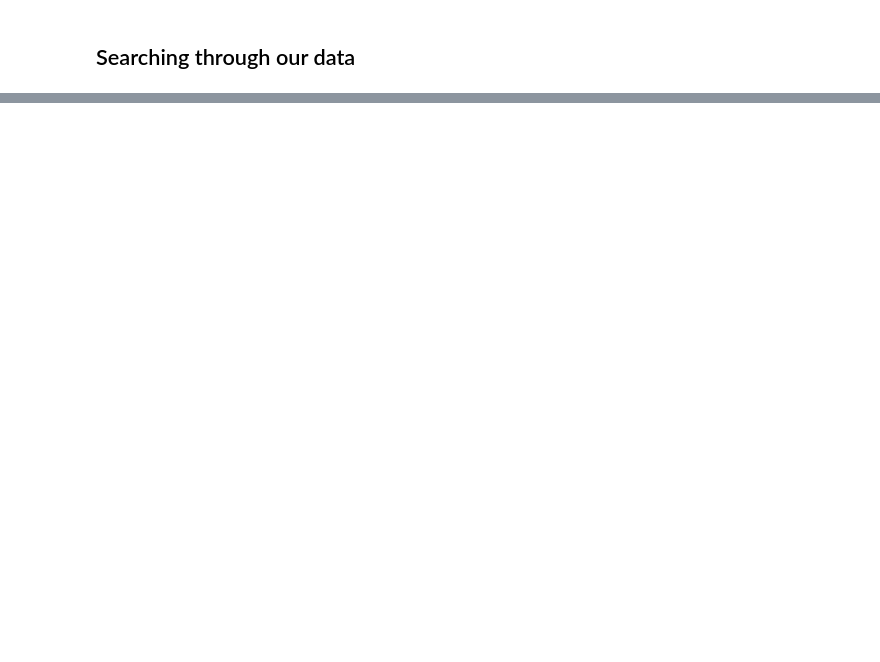
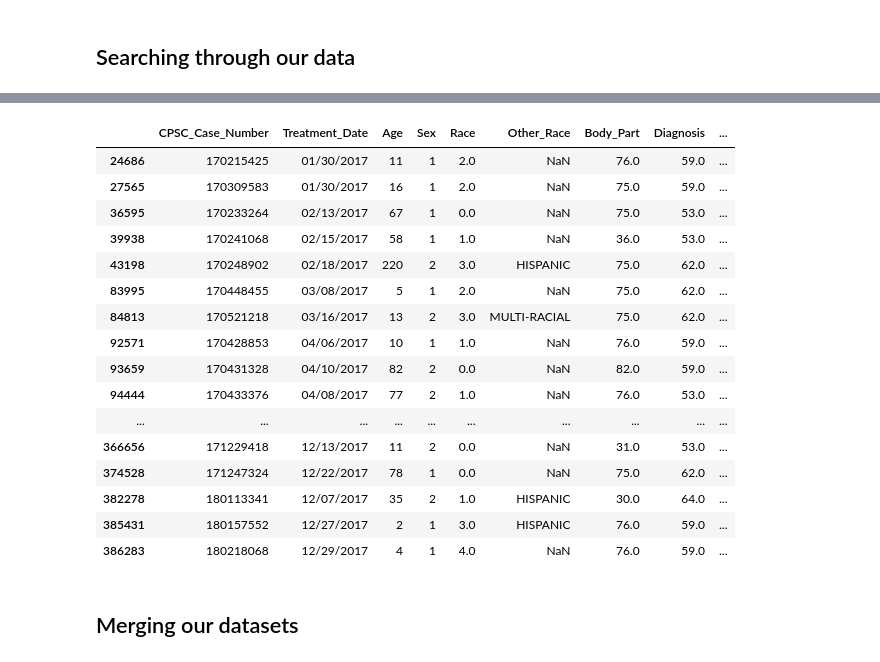
Before and after one commit to jsoma/NICAR22-pandas, a Jupyter notebook: completed/fancy-data/Introduction to pandas (fancy data).ipynb, the cells around one changed output, grey strips where cells are left out. Saved outputs shown, nothing was run; the diff lists cells and outputs as text; code cells hidden in the pictures; blank space fills up the shorter version.

```diff
--- a/completed/fancy-data/Introduction to pandas (fancy data).ipynb
+++ b/completed/fancy-data/Introduction to pandas (fancy data).ipynb
@@ -18,5 +11,6 @@ df.head()
 # %%
 import pandas as pd
+import numpy as np
 
-df = pd.read_csv("neiss_cleaned.tsv", sep='\t', encoding='latin-1')
-df.head()
+pd.set_option("display.max_colwidth", None)
+pd.set_option("display.max_columns", None)
@@ -67,0 +252,26 @@ We're going to merge with another dataset.
+# %%
+# 136 - drinking fountain
+# 1660 - umbrellas
+# 1934 - hot water
+
+df[df.Product_1 == 136]
+# %% [output]
+|  | CPSC_Case_Number | Treatment_Date | Age | Sex | Race | Other_Race | Body_Part | Diagnosis | ... |
+| 24686 | 170215425 | 01/30/2017 | 11 | 1 | 2.0 | NaN | 76.0 | 59.0 | ... |
+| 27565 | 170309583 | 01/30/2017 | 16 | 1 | 2.0 | NaN | 75.0 | 59.0 | ... |
+| 36595 | 170233264 | 02/13/2017 | 67 | 1 | 0.0 | NaN | 75.0 | 53.0 | ... |
+| 39938 | 170241068 | 02/15/2017 | 58 | 1 | 1.0 | NaN | 36.0 | 53.0 | ... |
+| 43198 | 170248902 | 02/18/2017 | 220 | 2 | 3.0 | HISPANIC | 75.0 | 62.0 | ... |
+| 83995 | 170448455 | 03/08/2017 | 5 | 1 | 2.0 | NaN | 75.0 | 62.0 | ... |
+| 84813 | 170521218 | 03/16/2017 | 13 | 2 | 3.0 | MULTI-RACIAL | 75.0 | 62.0 | ... |
+| 92571 | 170428853 | 04/06/2017 | 10 | 1 | 1.0 | NaN | 76.0 | 59.0 | ... |
+| 93659 | 170431328 | 04/10/2017 | 82 | 2 | 0.0 | NaN | 82.0 | 59.0 | ... |
+| 94444 | 170433376 | 04/08/2017 | 77 | 2 | 1.0 | NaN | 76.0 | 53.0 | ... |
+| ... | ... | ... | ... | ... | ... | ... | ... | ... | ... |
+| 366656 | 171229418 | 12/13/2017 | 11 | 2 | 0.0 | NaN | 31.0 | 53.0 | ... |
+| 374528 | 171247324 | 12/22/2017 | 78 | 1 | 0.0 | NaN | 75.0 | 62.0 | ... |
+| 382278 | 180113341 | 12/07/2017 | 35 | 2 | 1.0 | HISPANIC | 30.0 | 64.0 | ... |
+| 385431 | 180157552 | 12/27/2017 | 2 | 1 | 3.0 | HISPANIC | 76.0 | 59.0 | ... |
+| 386283 | 180218068 | 12/29/2017 | 4 | 1 | 4.0 | NaN | 76.0 | 59.0 | ... |
+# %% [markdown]
+## Merging our datasets
```
Also changed, not shown: parts of 25 cells of this notebook, 11 other files.
